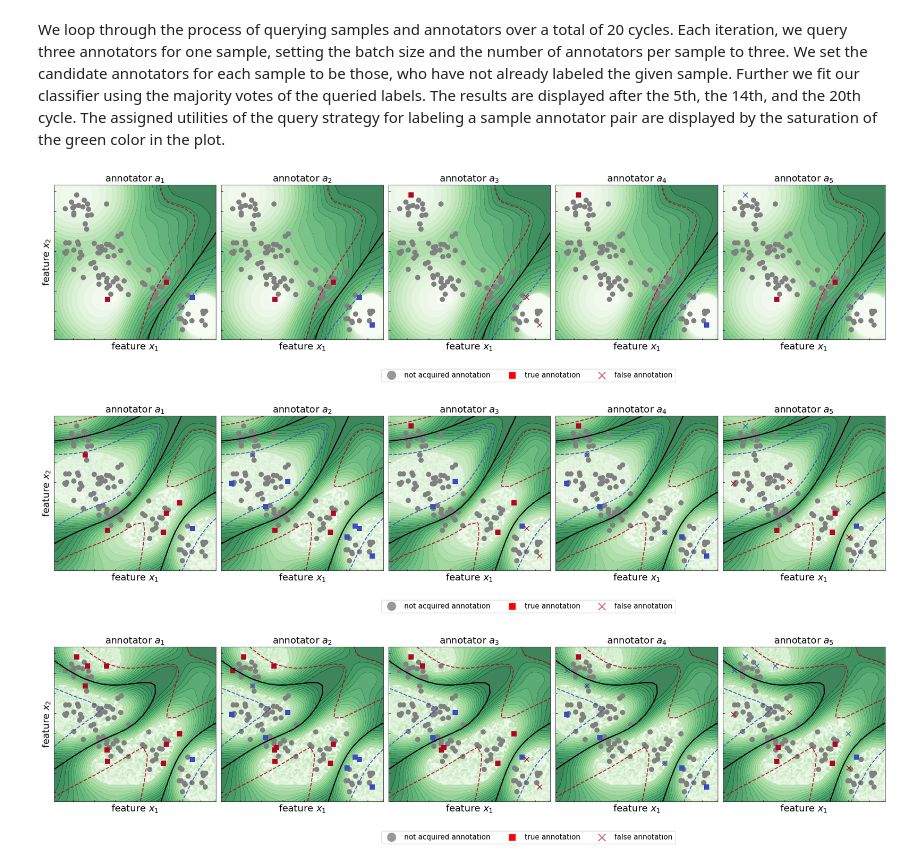
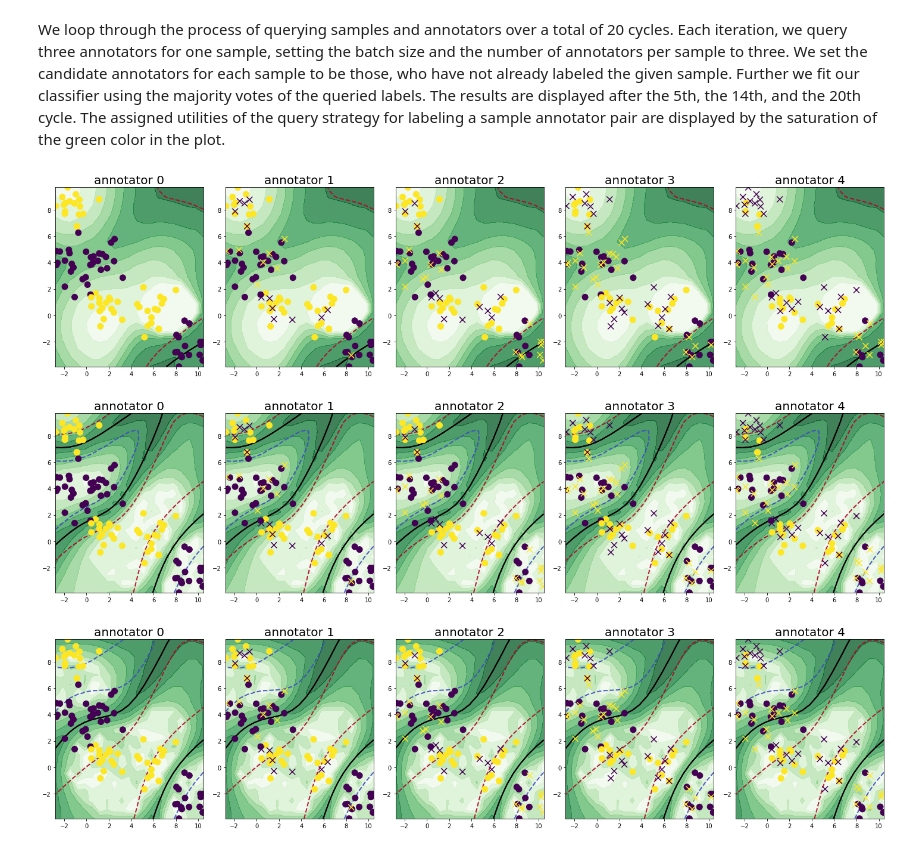
Before and after one commit to scikit-activeml/scikit-activeml, a Jupyter notebook: tutorials/10_multiple_annotators_getting_started.ipynb, the cells around one changed output. Cells and saved outputs as stored; diff of their text form; code cells hidden in the pictures.

Commit message:
Revise Multi-annotator AL notebook.

```diff
--- a/tutorials/10_multiple_annotators_getting_started.ipynb
+++ b/tutorials/10_multiple_annotators_getting_started.ipynb
@@ -22,6 +23,7 @@ n_samples = 100
 X, y_true = make_blobs(
     n_samples=n_samples, centers=6, random_state=0
 )
+bound = [[min(X[:, 0]), min(X[:, 1])], [max(X[:, 0]), max(X[:, 1])]]
 y_true %= 2
 fig, ax = plt.subplots(1, 1)
 ax.scatter(X[:, 0], X[:, 1], c=y_true, s=MARKER_SIZE)
@@ -61,7 +63,7 @@ clf = ParzenWindowClassifier(
     random_state=0,
 )
 sa_qs = ProbabilisticAL(random_state=0, prior=0.001)
-ma_qs = SingleAnnotWrapper(sa_qs, random_state=0)
+ma_qs = SingleAnnotatorWrapper(sa_qs, random_state=0)
 # %% [markdown]
 We loop through the process of querying samples and annotators over a total of 20 cycles. Each iteration, we query three annotators for one sample, setting the
 batch size and the number of annotators per sample to three. We set the candidate annotators for each sample to be those, who have not already labeled the given sample.
@@ -70,45 +72,39 @@ The assigned utilities of the query strategy for labeling a sample annotator pai
 # %%
 # function to be able to index via an array of indices
 idx = lambda A: (A[:, 0], A[:, 1])
 
 n_cycle = 20
 
 # the already observed labels for each sample and annotator
 y = np.full(shape=(n_samples, n_annotators), fill_value=MISSING_LABEL)
 clf.fit(X, majority_vote(y))
 for c in range(n_cycle):
     # the needed query parameters for the wrapped single annotator query strategy
     query_params_dict = {"clf": clf}
 
-    fig, axes = plt.subplots(1, n_annotators, figsize=(20, 5))
-    for a in range(n_annotators):
-        is_true = y_annot[:, a] == y_true
-        axes[a].scatter(X[is_true, 0], X[is_true, 1], c=y_annot[is_true, a], s=MARKER_SIZE)
-        axes[a].scatter(X[~is_true, 0], X[~is_true, 1], c=y_annot[~is_true, a], marker='x', s=MARKER_SIZE)
-        axes[a].set_title(f'annotator {a}', fontsize=FONTSIZE)
+    query_idx = ma_qs.query(
+        X,
+        y,
+        batch_size=3,
+        n_annotators_per_sample=3,
+        query_params_dict=query_params_dict,
+    )
 
     y[idx(query_idx)] = y_annot[idx(query_idx)]
     clf.fit(X, majority_vote(y, random_state=0))
     if c in [4, 13, 19]:
         ma_qs_arg_dict = {"query_params_dict": query_params_dict}
-        fig = plot_ma_current_state(
-            X,
-            y,
-            y_true,
-            ma_qs,
-            clf,
-            epsilon=1,
-            ma_qs_arg_dict=ma_qs_arg_dict,
-            fig_size=(25, 5.5),
-            legend_dict={"bbox_to_anchor": [0.4, -0.15], "ncol": 3},
-            fontsize=FONTSIZE,
-            marker_size=MARKER_SIZE,
-            res=100,
-            contour_dict={"levels": 20},
-        )
+        fig, axes = plt.subplots(1, n_annotators, figsize=(20, 5))
+        axes = plot_annotator_utilities(ma_qs, X=X, y=y, query_params_dict={'clf': clf}, axes=axes, feature_bound=bound)
+        for a in range(n_annotators):
+            plot_decision_boundary(clf, ax=axes[a], feature_bound=bound)
+            is_true = y_annot[:, a] == y_true
+            axes[a].scatter(X[is_true, 0], X[is_true, 1], c=y_annot[is_true, a], s=MARKER_SIZE)
+            axes[a].scatter(X[~is_true, 0], X[~is_true, 1], c=y_annot[~is_true, a], marker='x', s=MARKER_SIZE)
+            axes[a].set_title(f'annotator {a}', fontsize=FONTSIZE)
         fig.tight_layout()
         plt.show()
 # %% [output]
-[figure, old version]
+[figure, new version]
-[figure, old version]
+[figure, new version]
-[figure, old version]
+[figure, new version]
```
Also changed, not shown: parts of 1 cell of this notebook.
